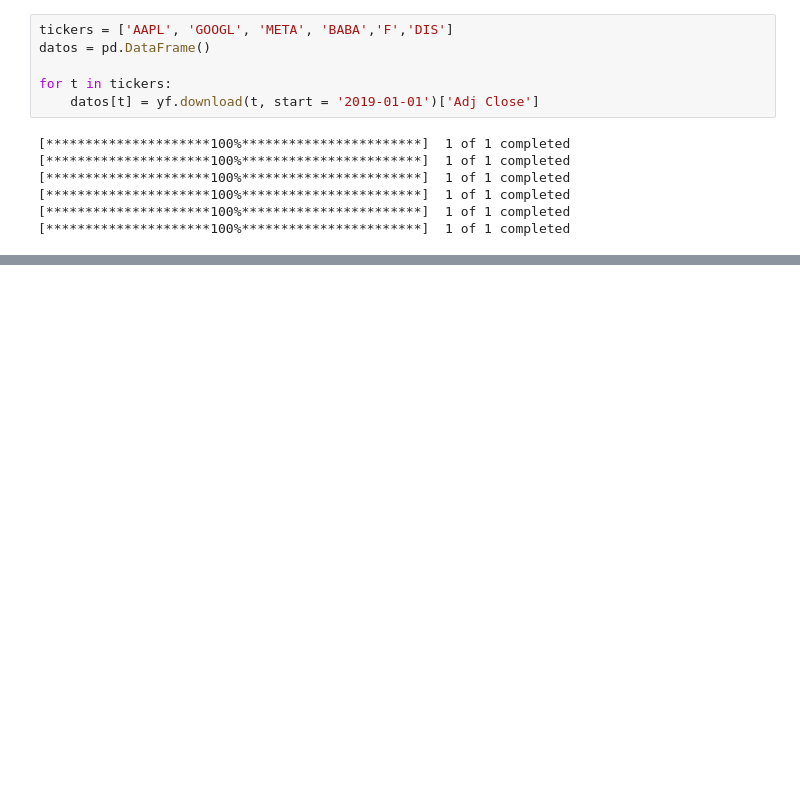
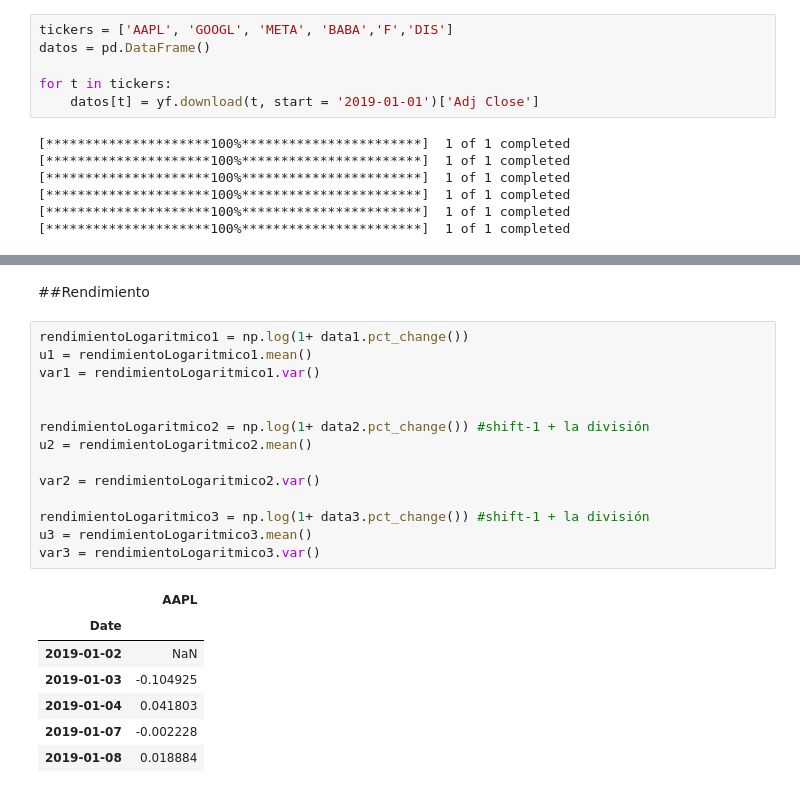
Before and after one commit to K-Viera/Python, a Jupyter notebook: DesicionAnalysis/Taller1.ipynb, the cells around one changed output, grey strips where cells are left out. Cells and saved outputs as stored; diff of their text form; blank space fills up the shorter version.

```diff
--- a/DesicionAnalysis/Taller1.ipynb
+++ b/DesicionAnalysis/Taller1.ipynb
@@ -61,0 +209,24 @@ pesoEscenario5 = np.array([0.2, 0.2, 0.1, 0.1,.02,0.2])
+# %% [markdown]
+##Rendimiento
+# %%
+rendimientoLogaritmico1 = np.log(1+ data1.pct_change())
+u1 = rendimientoLogaritmico1.mean()
+var1 = rendimientoLogaritmico1.var()
+
+
+rendimientoLogaritmico2 = np.log(1+ data2.pct_change()) #shift-1 + la división
+u2 = rendimientoLogaritmico2.mean()
+
+var2 = rendimientoLogaritmico2.var()
+
+rendimientoLogaritmico3 = np.log(1+ data3.pct_change()) #shift-1 + la división
+u3 = rendimientoLogaritmico3.mean()
+var3 = rendimientoLogaritmico3.var()
+# %% [output]
+|  | AAPL |
+| Date |  |
+| 2019-01-02 | NaN |
+| 2019-01-03 | -0.104925 |
+| 2019-01-04 | 0.041803 |
+| 2019-01-07 | -0.002228 |
+| 2019-01-08 | 0.018884 |
```
Also changed, not shown: parts of 26 cells of this notebook.
